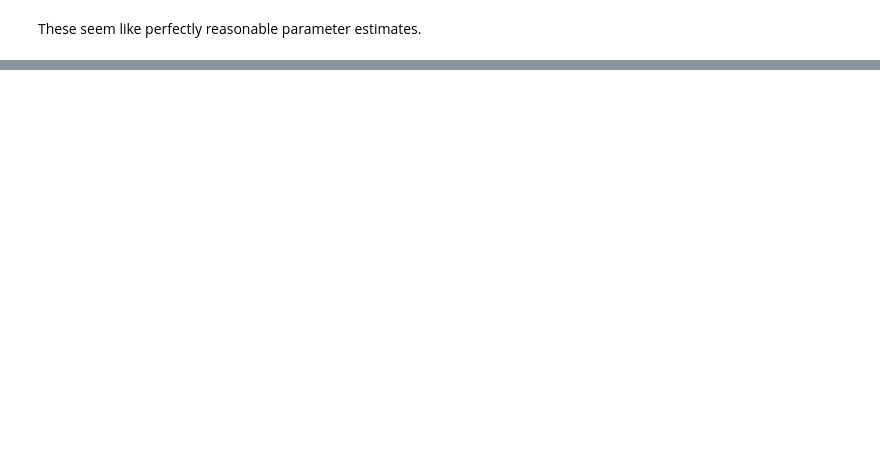
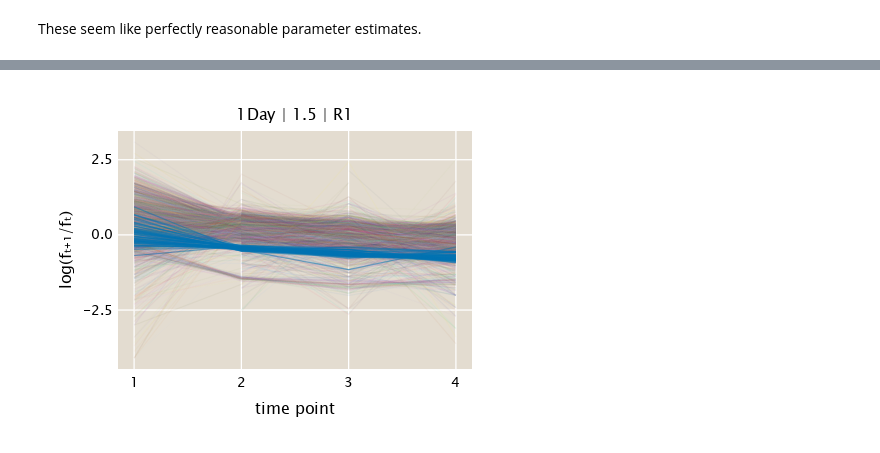
Before and after one commit to mrazomej/bayesian_fitness, a Jupyter notebook: code/exploratory/bayesian_mean_fitness.ipynb, the cells around one changed output, grey strips where cells are left out. Cells and saved outputs as stored; diff of their text form; code cells hidden in the pictures; blank space fills up the shorter version.

```diff
--- a/code/exploratory/bayesian_mean_fitness.ipynb
+++ b/code/exploratory/bayesian_mean_fitness.ipynb
@@ -486,0 +505,96 @@ These seem like perfectly reasonable parameter estimates.
+# %%
+Random.seed!(42)
+
+# Define information for data to extract
+# Define batch
+batch = "Batch2"
+hub = "1Day"
+perturbation = "1.5"
+rep = "R1"
+
+# Extract data. Note: The time T0 is common to all perturbations, thus, it must
+# be extracted separately as a second condition.
+data = df[
+        (df.hub .== hub) .&
+        (df.batch .== batch) .&
+        (df.perturbation .== perturbation) .&
+        (df.rep .== rep)
+    ,
+:]
+
+# Extract total counts per barcode
+data_total = DF.combine(DF.groupby(data, :time), :count => sum)
+# Extract total counts per barcode
+data_total = DF.combine(DF.groupby(data, :time), :count => sum)
+# Add total count column to dataframe
+DF.leftjoin!(data, data_total; on=:time)
+# Add frequency column
+DF.insertcols!(data, :freq => data.count ./ data.count_sum)
+
+# Initialize dataframe to save the log freq changes
+data_log = DF.DataFrame()
+
+# Group data by barcode
+data_group = DF.groupby(data, :barcode)
+
+# Loop through each group
+for d in data_group
+    # Compute log change
+    DF.append!(
+        data_log,
+        DF.DataFrame(
+            :barcode .=> first(d.barcode),
+            :time => d.time[2:end],
+            :logf => diff(log.(d.freq)),
+            :neutral .=> first(d.neutral)
+        )
+    )
+end # for
+
+# Extract data
+logf = hcat(
+    [
+        DF.sort(d, :time).logf
+        for d in DF.groupby(data_log[data_log.neutral, :], :barcode)
+    ]...
+)
+
+# Initialize figure
+fig = Figure(resolution=(450, 350))
+
+# Add axis
+ax = Axis(
+    fig[1, 1],
+    xlabel="time point",
+    ylabel="log(fₜ₊₁/fₜ)",
+    title="$(hub) | $(perturbation) | $(rep)"
+)
+
+# Define color palette
+colors = ColorSchemes.glasbey_hv_n256
+
+# group data by barcode
+data_group = DF.groupby(data_log[.!data_log.neutral, :], :barcode)
+# Loop through trajectories
+for bc in data_group
+    # Plot trajectory
+    lines!(
+        bc.logf,
+        color=(colors[StatsBase.sample(1:length(colors))], 0.05)
+    )
+end # for
+
+# group neutral barcodes by barcode
+data_group = DF.groupby(data_log[data_log.neutral, :], :barcode)
+# Loop through trajectories
+for bc in data_group
+    # Plot trajectory
+    lines!(
+        bc.logf,
+        color=(ColorSchemes.seaborn_colorblind[1], 0.5)
+    )
+end # for
+
+fig
+# %% [output]
+[figure, added]
```
Also changed, not shown: parts of 12 cells of this notebook.
